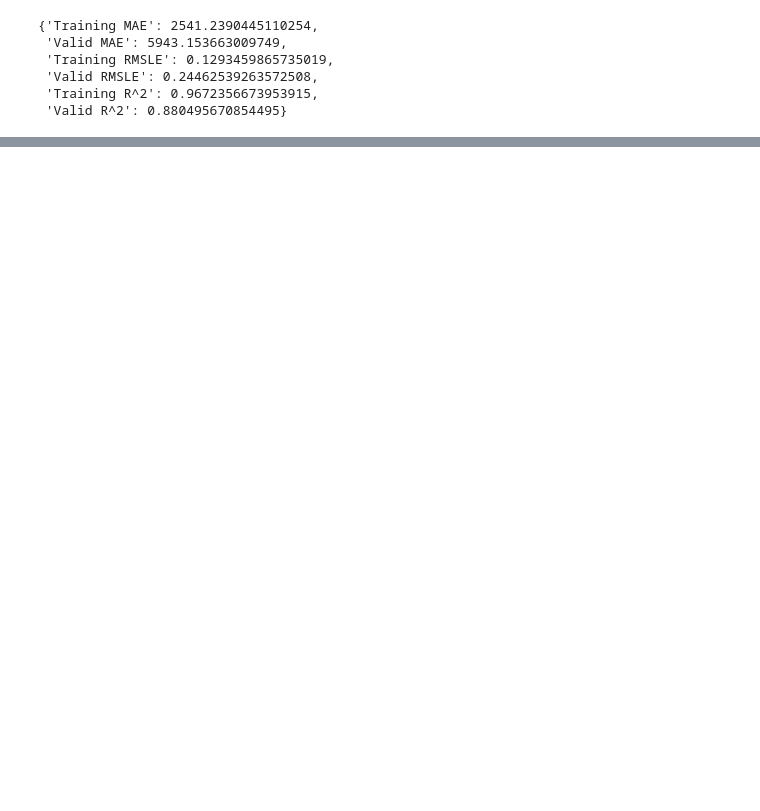
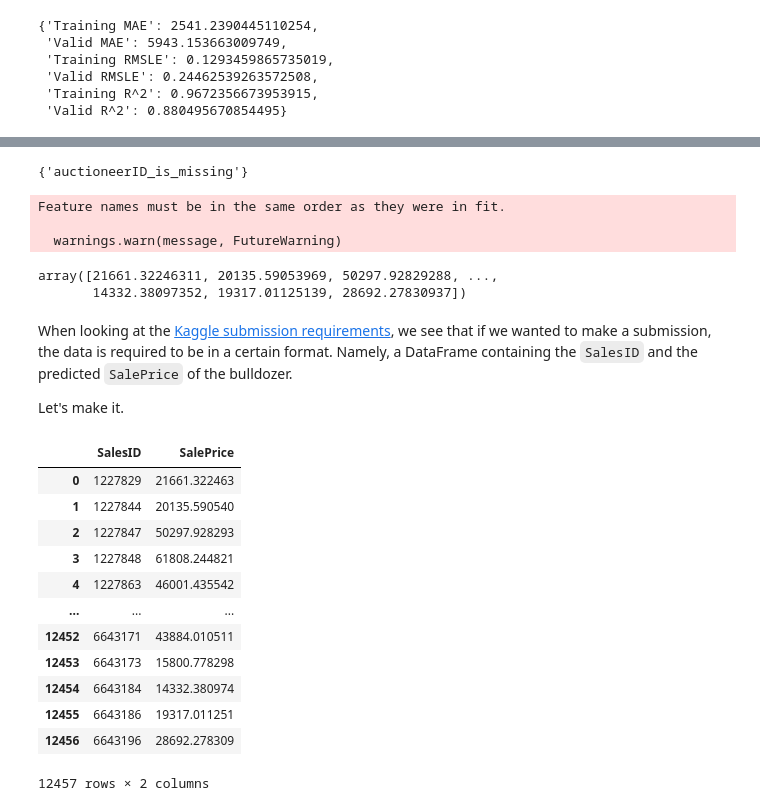
Before and after one commit to KyrylR/supervised-learning-regression, a Jupyter notebook: end-to-end-bulldozer-price-regression.ipynb, the cells around one changed output, grey strips where cells are left out. Cells and saved outputs as stored; diff of their text form; code cells hidden in the pictures; blank space fills up the shorter version.

```diff
--- a/end-to-end-bulldozer-price-regression.ipynb
+++ b/end-to-end-bulldozer-price-regression.ipynb
@@ -861,0 +903,31 @@ show_scores(fast_model)
+# %%
+def preprocess_data(df):
+    # Add datetime parameters for saledate
+    df["saleYear"] = df.saledate.dt.year
+    df["saleMonth"] = df.saledate.dt.month
+    df["saleDay"] = df.saledate.dt.day
+    df["saleDayOfWeek"] = df.saledate.dt.dayofweek
+    df["saleDayOfYear"] = df.saledate.dt.dayofyear
+
+    # Drop original saledate
+    df.drop("saledate", axis=1, inplace=True)
+
+    # Fill numeric rows with the median
+    for label, content in df.items():
+        if pd.api.types.is_numeric_dtype(content):
+            if pd.isnull(content).sum():
+                df[label + "_is_missing"] = pd.isnull(content)
+                df[label] = content.fillna(content.median())
+
+        # Turn categorical variables into numbers
+        if not pd.api.types.is_numeric_dtype(content):
+            df[label + "_is_missing"] = pd.isnull(content)
+            # We add the +1 because pandas encodes missing categories as -1
+            df[label] = pd.Categorical(content).codes + 1
+
+    return df
+# %%
+df_test = preprocess_data(df_test)
+
+# Make predictions on the test dataset using the best model
+test_preds = ideal_model.predict(df_test)
@@ -861,0 +940,40 @@ show_scores(fast_model)
+# %%
+# We can find how the columns differ using sets
+set(X_train.columns) - set(df_test.columns)
+# %% [output]
+{'auctioneerID_is_missing'}
+# %%
+df_test['auctioneerID_is_missing'] = False
+# %%
+# Make predictions on the test dataset using the best model
+test_preds = ideal_model.predict(df_test)
+test_preds
+# %% [output]
+Feature names must be in the same order as they were in fit.
+
+  warnings.warn(message, FutureWarning)
+array([21661.32246311, 20135.59053969, 50297.92829288, ...,
+       14332.38097352, 19317.01125139, 28692.27830937])
+# %% [markdown]
+When looking at the [Kaggle submission requirements](https://www.kaggle.com/c/bluebook-for-bulldozers/overview/evaluation), we see that if we wanted to make a submission, the data is required to be in a certain format. Namely, a DataFrame containing the `SalesID` and the predicted `SalePrice` of the bulldozer.
+
+Let's make it.
+# %%
+df_preds = pd.DataFrame()
+df_preds["SalesID"] = df_test["SalesID"]
+df_preds["SalePrice"] = test_preds
+df_preds
+# %% [output]
+|  | SalesID | SalePrice |
+| 0 | 1227829 | 21661.322463 |
+| 1 | 1227844 | 20135.590540 |
+| 2 | 1227847 | 50297.928293 |
+| 3 | 1227848 | 61808.244821 |
+| 4 | 1227863 | 46001.435542 |
+| ... | ... | ... |
+| 12452 | 6643171 | 43884.010511 |
+| 12453 | 6643173 | 15800.778298 |
+| 12454 | 6643184 | 14332.380974 |
+| 12455 | 6643186 | 19317.011251 |
+| 12456 | 6643196 | 28692.278309 |
+12457 rows × 2 columns
```
Also changed, not shown: parts of 15 cells of this notebook.
